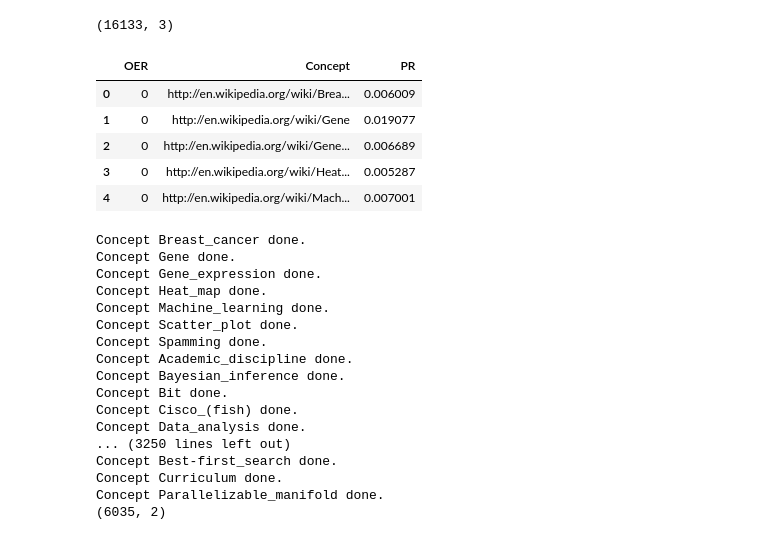
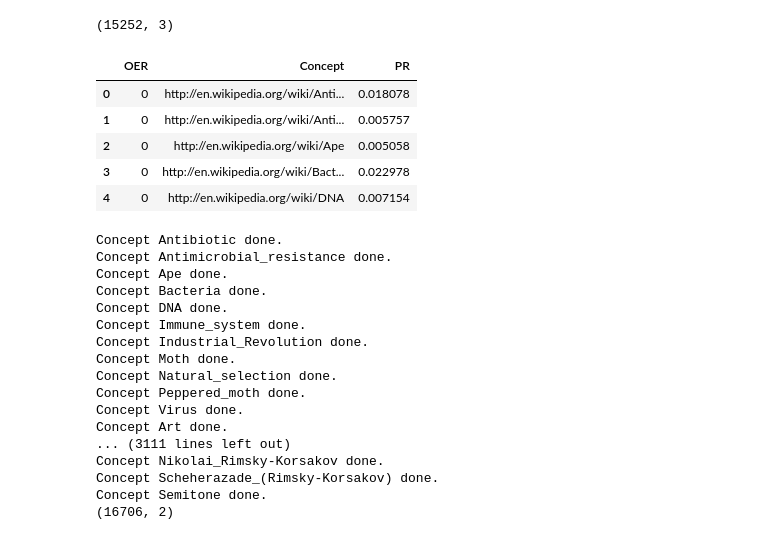
Before and after one commit to AymenRaouf/PrecedabilityOER, a Jupyter notebook: Preprocessing/Classes.ipynb, the cells around one changed output. Saved outputs shown, nothing was run; the diff lists cells and outputs as text; code cells hidden in the pictures.

```diff
--- a/Preprocessing/Classes.ipynb
+++ b/Preprocessing/Classes.ipynb
@@ -1,22 +1,22 @@
 # %%
 import os
 import pandas as pd
 
-main_publisher = 'Stanford'
+main_publisher = 'Khan'
 
 script_dir = os.path.dirname(os.path.realpath('__file__'))
-path = os.path.join(script_dir, '../Data/' + main_publisher + '/')
-df_concepts = pd.read_csv(path + 'concepts_bis.csv', sep = '|')
+data_path = os.path.join(script_dir, '../Data/' + main_publisher + '/data/')
+df_concepts = pd.read_csv(data_path + 'concepts_bis.csv', sep = '|')
 print(df_concepts.shape)
 df_concepts.head()
 # %% [output]
-(16133, 3)
+(15252, 3)
 |  | OER | Concept | PR |
-| 0 | 0 | http://en.wikipedia.org/wiki/Brea... | 0.006009 |
-| 1 | 0 | http://en.wikipedia.org/wiki/Gene | 0.019077 |
-| 2 | 0 | http://en.wikipedia.org/wiki/Gene... | 0.006689 |
-| 3 | 0 | http://en.wikipedia.org/wiki/Heat... | 0.005287 |
-| 4 | 0 | http://en.wikipedia.org/wiki/Mach... | 0.007001 |
+| 0 | 0 | http://en.wikipedia.org/wiki/Anti... | 0.018078 |
+| 1 | 0 | http://en.wikipedia.org/wiki/Anti... | 0.005757 |
+| 2 | 0 | http://en.wikipedia.org/wiki/Ape | 0.005058 |
+| 3 | 0 | http://en.wikipedia.org/wiki/Bact... | 0.022978 |
+| 4 | 0 | http://en.wikipedia.org/wiki/DNA | 0.007154 |
 # %%
 from SPARQLWrapper import SPARQLWrapper, JSON, XML
 import time
@@ -58,22 +58,22 @@ y = [item for sublist in y for item in sublist]
 df_classes = pd.DataFrame(y)
 df_classes.head(20)
 print(df_classes.shape)
-df_classes.to_csv(path + "classes.csv", sep = '|')
+df_classes.to_csv(data_path + "classes_new.csv", sep = '|')
 # %% [output]
-Concept Breast_cancer done.
-Concept Gene done.
-Concept Gene_expression done.
-Concept Heat_map done.
-Concept Machine_learning done.
-Concept Scatter_plot done.
-Concept Spamming done.
-Concept Academic_discipline done.
-Concept Bayesian_inference done.
-Concept Bit done.
-Concept Cisco_(fish) done.
-Concept Data_analysis done.
-... (3250 lines left out)
-Concept Best-first_search done.
-Concept Curriculum done.
-Concept Parallelizable_manifold done.
-(6035, 2)
+Concept Antibiotic done.
+Concept Antimicrobial_resistance done.
+Concept Ape done.
+Concept Bacteria done.
+Concept DNA done.
+Concept Immune_system done.
+Concept Industrial_Revolution done.
+Concept Moth done.
+Concept Natural_selection done.
+Concept Peppered_moth done.
+Concept Virus done.
+Concept Art done.
+... (3111 lines left out)
+Concept Nikolai_Rimsky-Korsakov done.
+Concept Scheherazade_(Rimsky-Korsakov) done.
+Concept Semitone done.
+(16706, 2)
```
Also changed, not shown: parts of 1 cell of this notebook, 14 other files.
